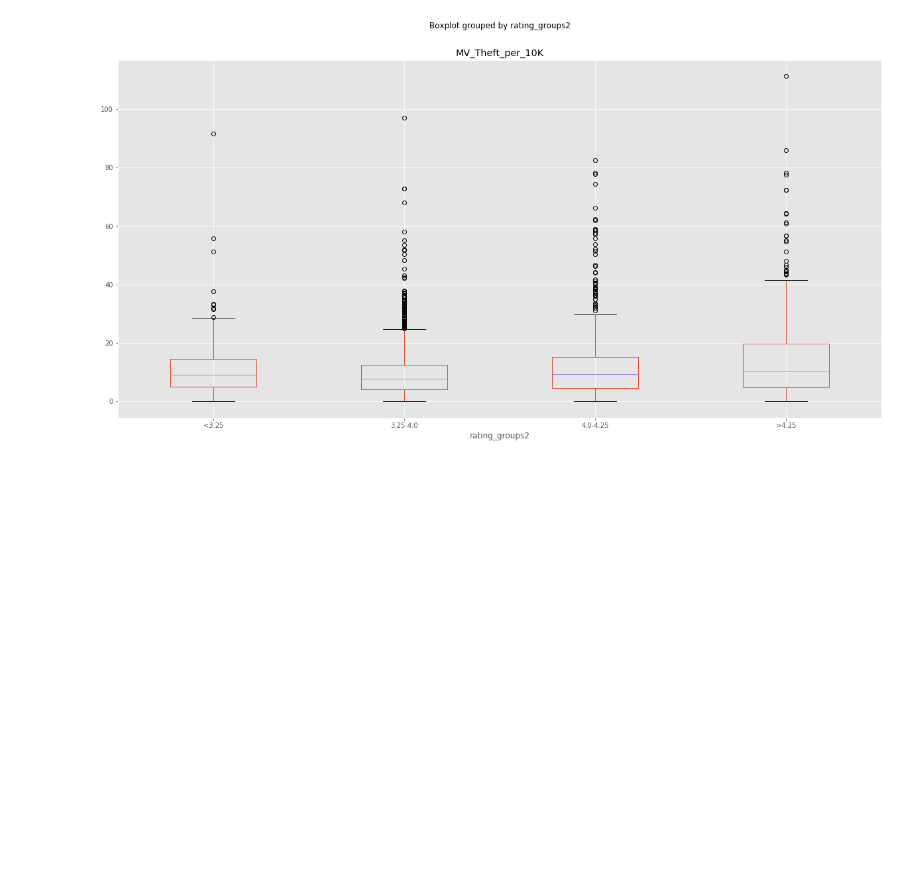
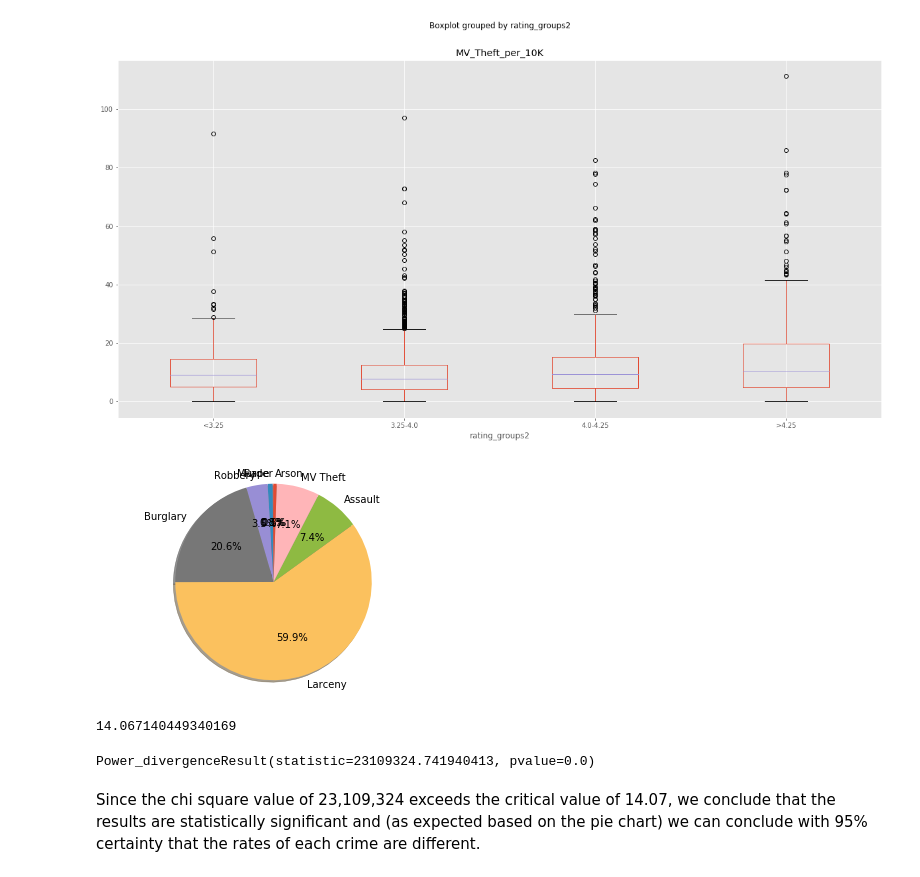
Before and after one commit to jcrossru/Rutgers_Project1, a Jupyter notebook: Stats_RB.ipynb, the cells around one changed output. Drawn from its saved outputs; the diff is of its cells as text; code cells hidden in the pictures; blank space fills up the shorter version.

Commit message:
Added Chai Squared test

```diff
--- a/Stats_RB.ipynb
+++ b/Stats_RB.ipynb
@@ -181,3 +181,52 @@ yelptest_df.boxplot("MV_Theft_per_10K", by="rating_groups2", figsize=(20, 10))
 plt.show()
 # %% [output]
 [figure]
+# %%
+
+#Compare Types of Crime
+murder = yelptest_df["Murder"].sum()
+rape = yelptest_df["Rape"].sum()
+robbery = yelptest_df["Robbery"].sum()
+burglary = yelptest_df["Burglary"].sum()
+larceny= yelptest_df["Larceny"].sum()
+assault = yelptest_df["Assault"].sum()
+mv_theft = yelptest_df["MV Theft"].sum()
+arson =yelptest_df["Arson"].sum()
+crime_mean = np.mean([murder, rape, robbery, burglary, larceny, assault, mv_theft, arson])
+
+labels = 'Murder', 'Rape', 'Robbery', 'Burglary', 'Larceny','Assault', 'MV Theft', 'Arson'
+sizes = [murder, rape, robbery, burglary, larceny, assault, mv_theft, arson]
+explode = (0, 0, 0, 0, 0, 0, 0, 0)
+
+fig1, ax1 = plt.subplots()
+ax1.pie(sizes, explode=explode, labels=labels, autopct='%1.1f%%',
+        shadow=True, startangle=90)
+ax1.axis('equal')  # Equal aspect ratio ensures that pie is drawn as a circle.
+
+plt.show()
+# %% [output]
+[figure, added]
+# %%
+# Chai Squared Goodness of Fit
+# Testing catergories of things
+# Determine the critical value a
+
+# degree of freedom is the number of catergories you have minus 1
+observed = pd.Series(sizes, index=labels)
+Chai_df = pd.DataFrame([observed]).T
+Chai_df[1] = crime_mean
+Chai_df.columns = ["observed", "expected"]
+# Chai_df
+
+# With a p-value of 0.05, the confidence level is 1.00-0.05 = 0.95.
+critical_value = stats.chi2.ppf(q = 0.95, df = 7)
+# The critical value
+print(critical_value)
+# Run the chi square test with stats.chisquare()
+stats.chisquare(Chai_df['observed'], Chai_df['expected'])
+# %% [output]
+14.067140449340169
+Power_divergenceResult(statistic=23109324.741940413, pvalue=0.0)
+# %% [markdown]
+Since the chi square value of 23,109,324 exceeds the critical value of 14.07,
+we conclude that the results are statistically significant and (as expected based on the pie chart) we can conclude with 95% certainty that the rates of each crime are different.
```
Also changed, not shown: parts of 1 cell of this notebook.
